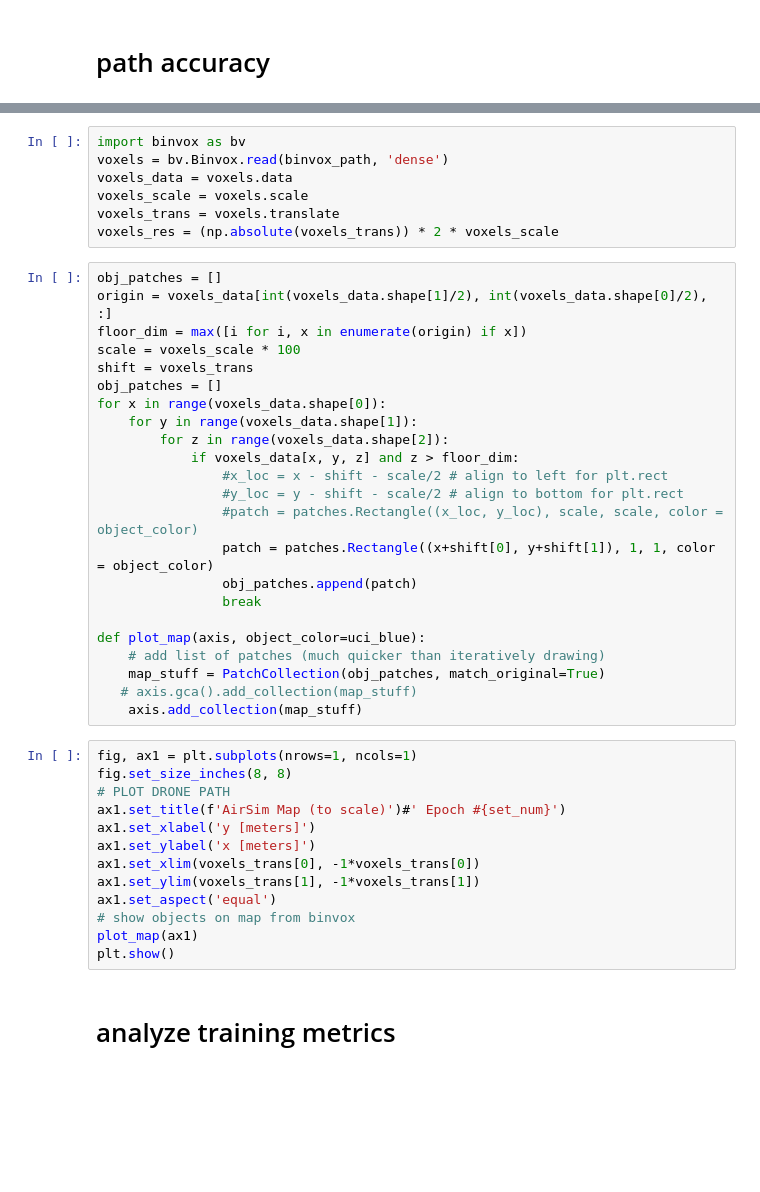
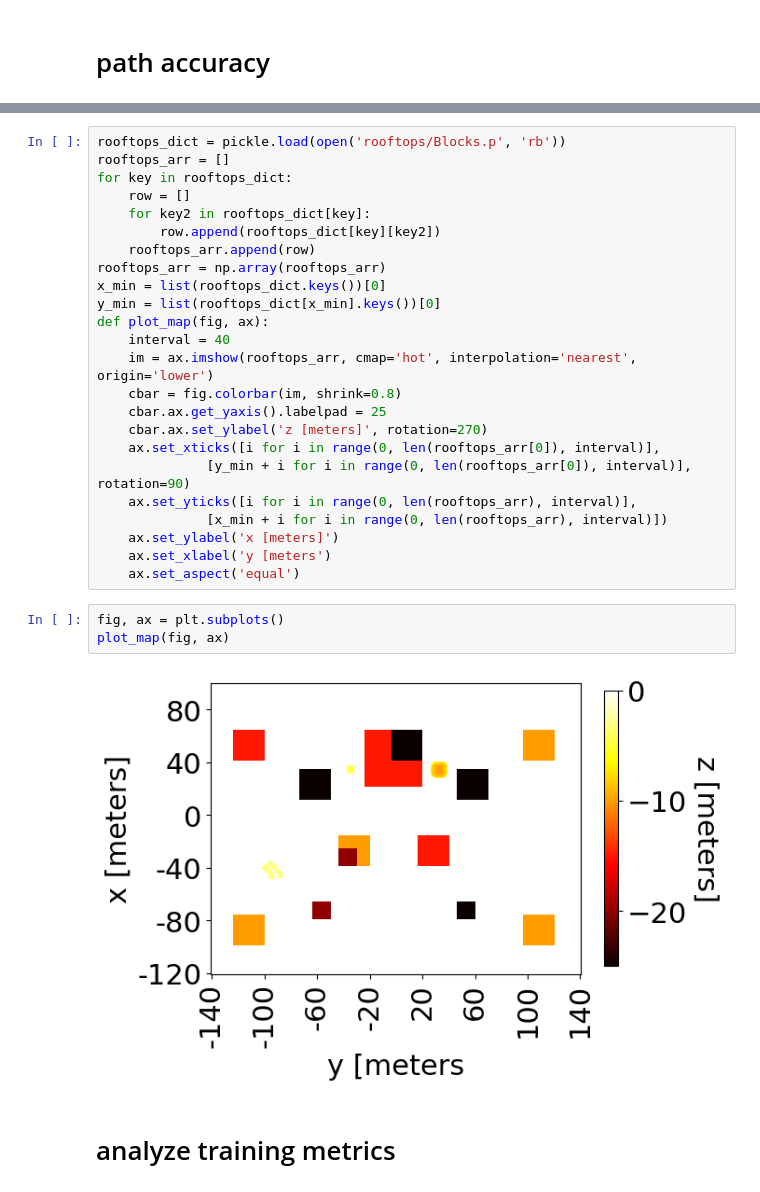
Before and after one commit to WreckItTim/rl_drone, a Jupyter notebook: notebook_eval.ipynb, the cells around one changed output, grey strips where cells are left out. Saved outputs shown, nothing was run; the diff lists cells and outputs as text; blank space fills up the shorter version.

```diff
--- a/notebook_eval.ipynb
+++ b/notebook_eval.ipynb
@@ -182,46 +185,32 @@ object_color = uci_blue
-# %%
-import binvox as bv
-voxels = bv.Binvox.read(binvox_path, 'dense')
-voxels_data = voxels.data
-voxels_scale = voxels.scale
-voxels_trans = voxels.translate
-voxels_res = (np.absolute(voxels_trans)) * 2 * voxels_scale
 # %%
-obj_patches = []
-origin = voxels_data[int(voxels_data.shape[1]/2), int(voxels_data.shape[0]/2), :]
-floor_dim = max([i for i, x in enumerate(origin) if x])
-scale = voxels_scale * 100
-shift = voxels_trans
-obj_patches = []
-for x in range(voxels_data.shape[0]):
-    for y in range(voxels_data.shape[1]):
-        for z in range(voxels_data.shape[2]):
-            if voxels_data[x, y, z] and z > floor_dim:
-                #x_loc = x - shift - scale/2 # align to left for plt.rect
-                #y_loc = y - shift - scale/2 # align to bottom for plt.rect
-                #patch = patches.Rectangle((x_loc, y_loc), scale, scale, color = object_color)
-                patch = patches.Rectangle((x+shift[0], y+shift[1]), 1, 1, color = object_color)
-                obj_patches.append(patch)
-                break
-
-def plot_map(axis, object_color=uci_blue):
-    # add list of patches (much quicker than iteratively drawing)
-    map_stuff = PatchCollection(obj_patches, match_original=True)
-   # axis.gca().add_collection(map_stuff)
-    axis.add_collection(map_stuff)
+rooftops_dict = pickle.load(open('rooftops/Blocks.p', 'rb'))
+rooftops_arr = []
+for key in rooftops_dict:
+    row = []
+    for key2 in rooftops_dict[key]:
+        row.append(rooftops_dict[key][key2])
+    rooftops_arr.append(row)
+rooftops_arr = np.array(rooftops_arr)
+x_min = list(rooftops_dict.keys())[0]
+y_min = list(rooftops_dict[x_min].keys())[0]
+def plot_map(fig, ax):
+    interval = 40
+    im = ax.imshow(rooftops_arr, cmap='hot', interpolation='nearest', origin='lower')
+    cbar = fig.colorbar(im, shrink=0.8)
+    cbar.ax.get_yaxis().labelpad = 25
+    cbar.ax.set_ylabel('z [meters]', rotation=270)
+    ax.set_xticks([i for i in range(0, len(rooftops_arr[0]), interval)],
+              [y_min + i for i in range(0, len(rooftops_arr[0]), interval)], rotation=90)
+    ax.set_yticks([i for i in range(0, len(rooftops_arr), interval)],
+              [x_min + i for i in range(0, len(rooftops_arr), interval)])
+    ax.set_ylabel('x [meters]')
+    ax.set_xlabel('y [meters')
+    ax.set_aspect('equal')
-# %%
-fig, ax1 = plt.subplots(nrows=1, ncols=1)
-fig.set_size_inches(8, 8)
-# PLOT DRONE PATH
-ax1.set_title(f'AirSim Map (to scale)')#' Epoch #{set_num}')
-ax1.set_xlabel('y [meters]')
-ax1.set_ylabel('x [meters]')
-ax1.set_xlim(voxels_trans[0], -1*voxels_trans[0])
-ax1.set_ylim(voxels_trans[1], -1*voxels_trans[1])
-ax1.set_aspect('equal')
-# show objects on map from binvox
-plot_map(ax1)
-plt.show()
+# %%
+fig, ax = plt.subplots()
+plot_map(fig, ax)
+# %% [output]
+[figure, added]
 # %% [markdown]
 # analyze training metrics
 # %%
```
Also changed, not shown: parts of 7 cells of this notebook, 14 other files.
